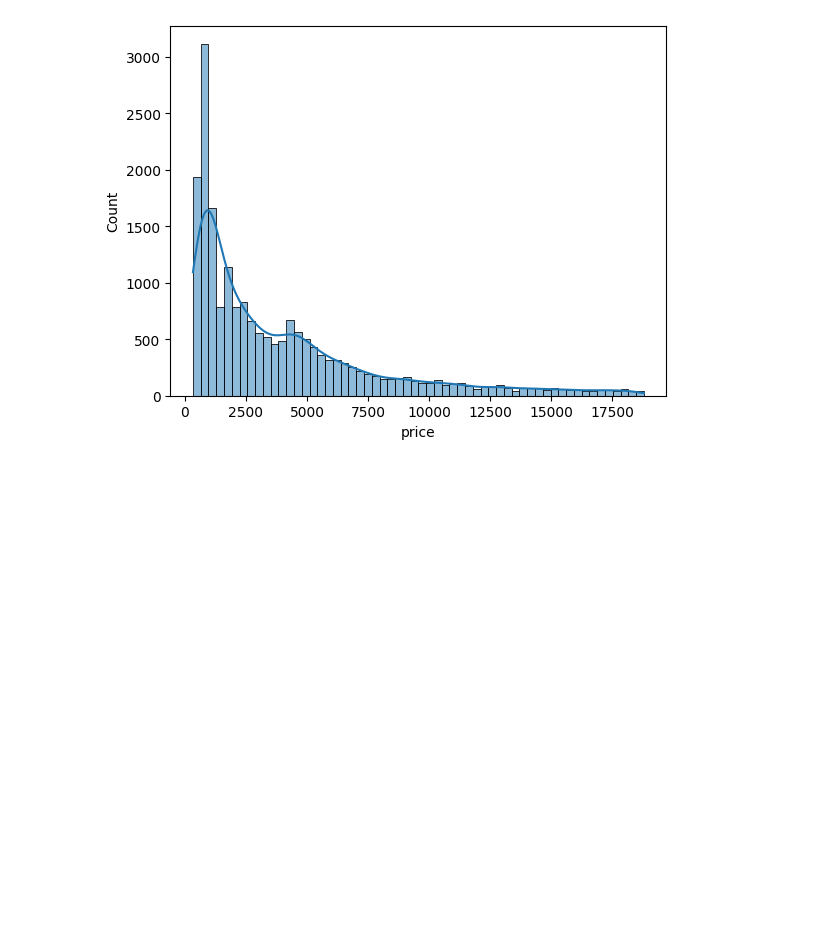
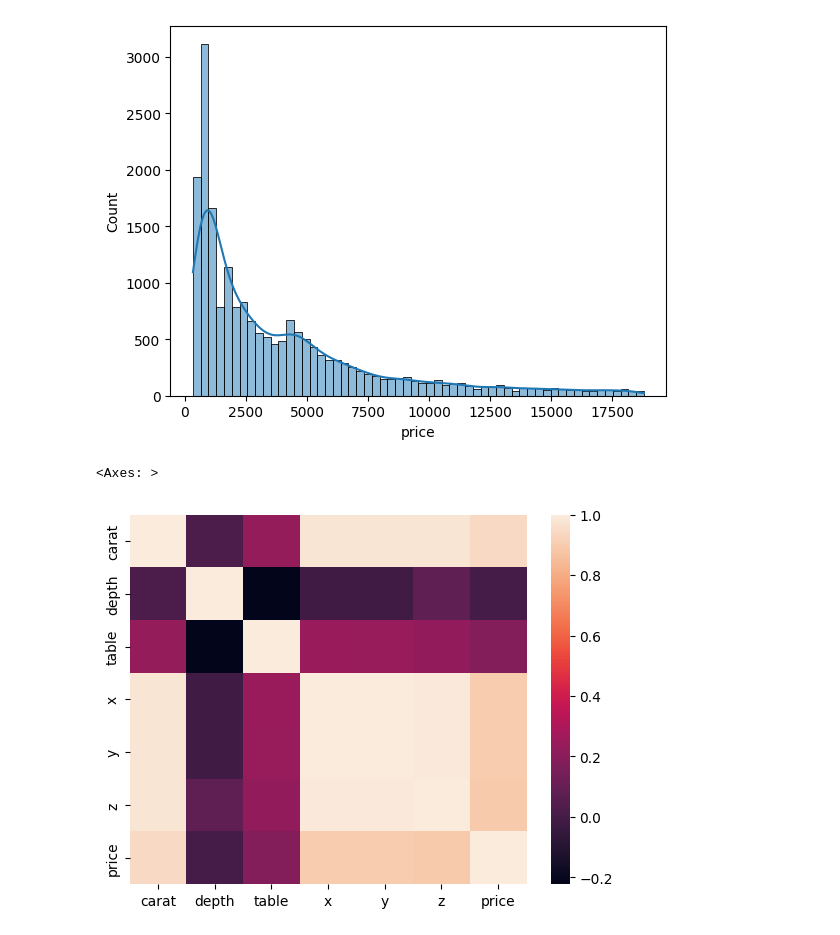
Before and after one commit to Properpython/Diamond-price-Prediction, a Jupyter notebook: notebooks/EDA.ipynb, the cells around one changed output. Drawn from its saved outputs; the diff is of its cells as text; code cells hidden in the pictures; blank space fills up the shorter version.

```diff
--- a/notebooks/EDA.ipynb
+++ b/notebooks/EDA.ipynb
@@ -147,4 +147,9 @@ for i in numerical_columns:
 [figure]
 [figure]
 [figure]
+# %%
+sns.heatmap(df[numerical_columns].corr())   #for checking correlation in numerical columns
+# %% [output]
+<Axes: >
+[figure, added]
 # %%
```
Also changed, not shown: parts of 15 cells of this notebook.
